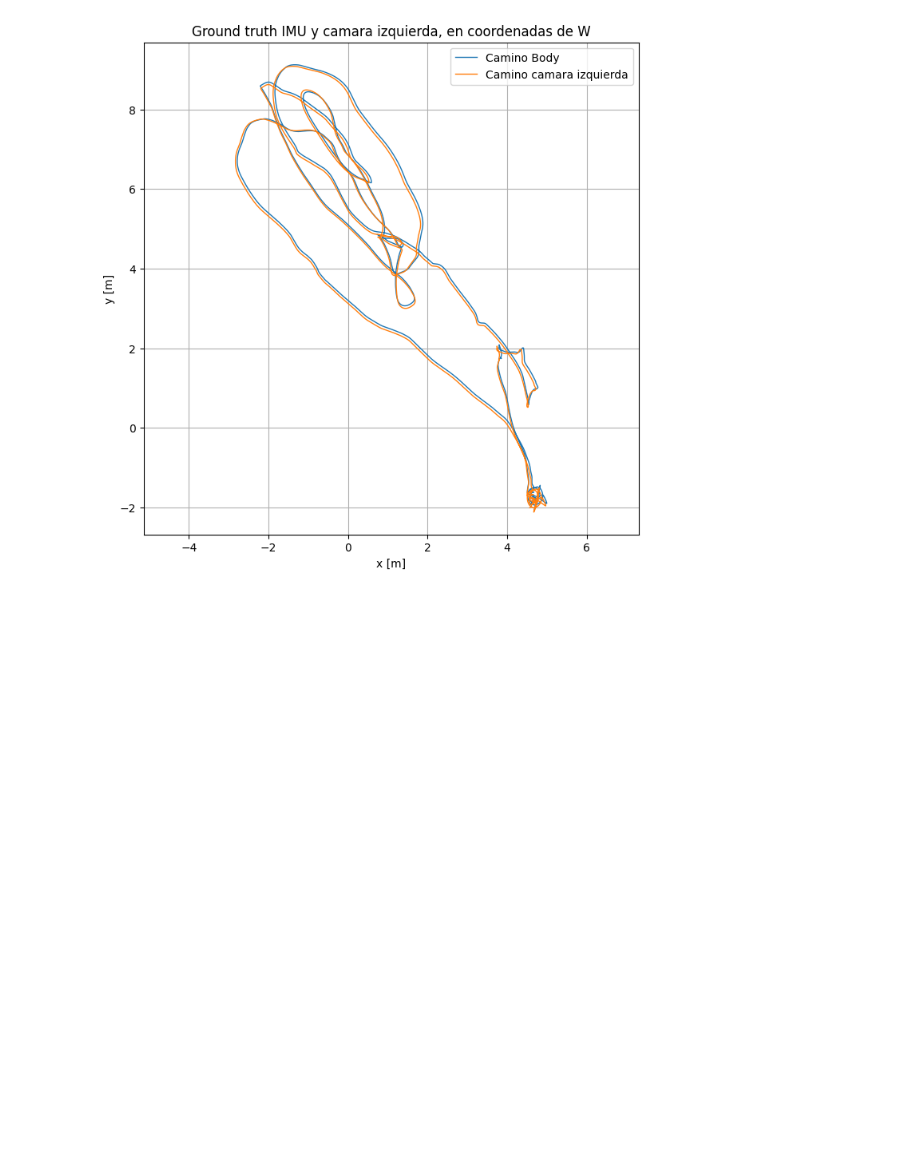
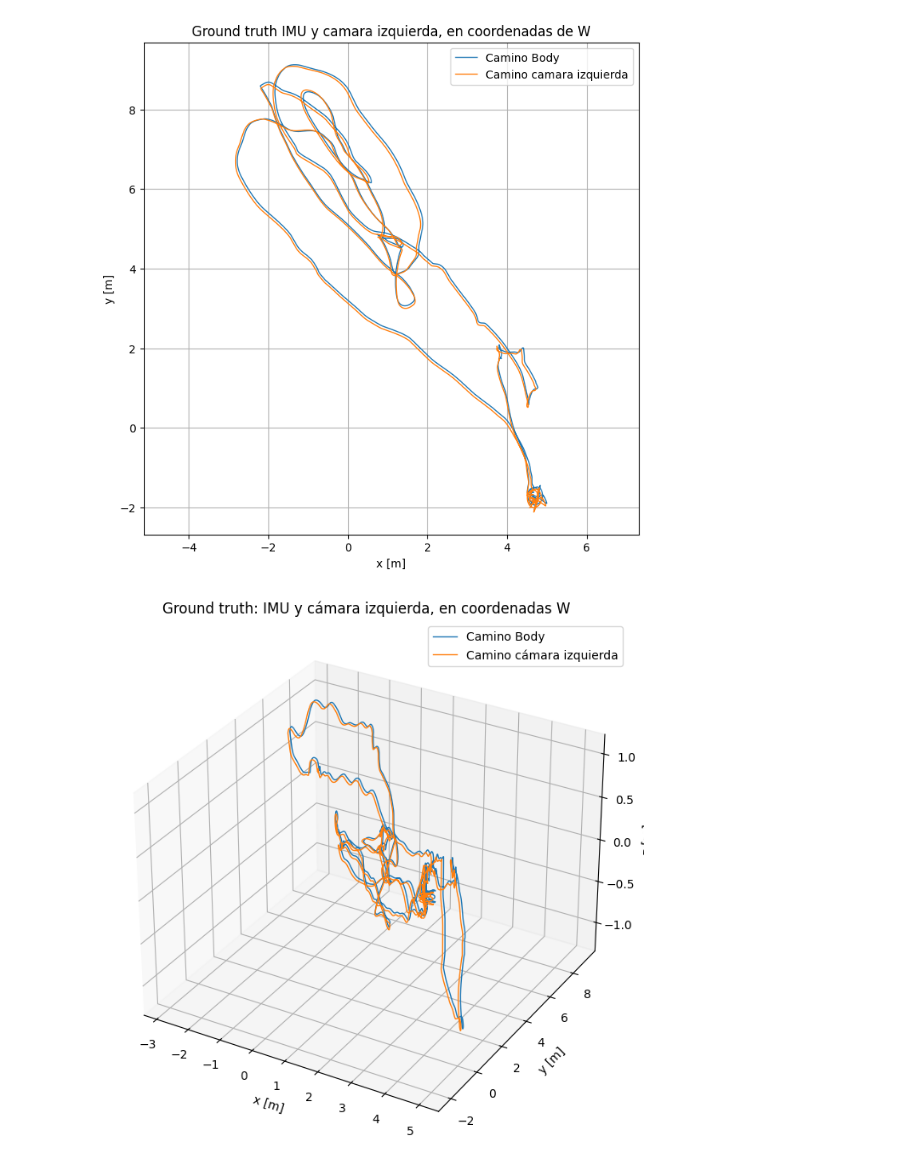
Before and after one commit to matiasraimundez/Robotica-Movil-TP1, a Jupyter notebook: main.ipynb, the cells around one changed output. Saved outputs shown, nothing was run; the diff lists cells and outputs as text; code cells hidden in the pictures; blank space fills up the shorter version.

```diff
--- a/main.ipynb
+++ b/main.ipynb
@@ -235,3 +235,22 @@ plt.savefig('ej5-c-robo.png', dpi=150, bbox_inches='tight')
 plt.show()
 # %% [output]
 [figure]
+# %%
+from mpl_toolkits.mplot3d import Axes3D
+
+imu_zs = [Bi_to_W[2, 3] for _, Bi_to_W in ground_truth]
+cam_zs = [Ci_to_W[2, 3] for _, Ci_to_W in camera_path_world]
+
+fig = plt.figure(figsize=(9, 8))
+ax = fig.add_subplot(111, projection='3d')
+ax.plot(imu_xs, imu_ys, imu_zs, label='Camino Body', linewidth=1)
+ax.plot(cam_xs, cam_ys, cam_zs, label='Camino cámara izquierda', linewidth=1)
+ax.set_xlabel('x [m]')
+ax.set_ylabel('y [m]')
+ax.set_zlabel('z [m]')
+ax.set_title('Ground truth: IMU y cámara izquierda, en coordenadas W')
+ax.legend()
+plt.savefig('ej5-c-robo3D.png', dpi=150, bbox_inches='tight')
+plt.show()
+# %% [output]
+[figure, added]
```
Also changed, not shown: 1 other file.
